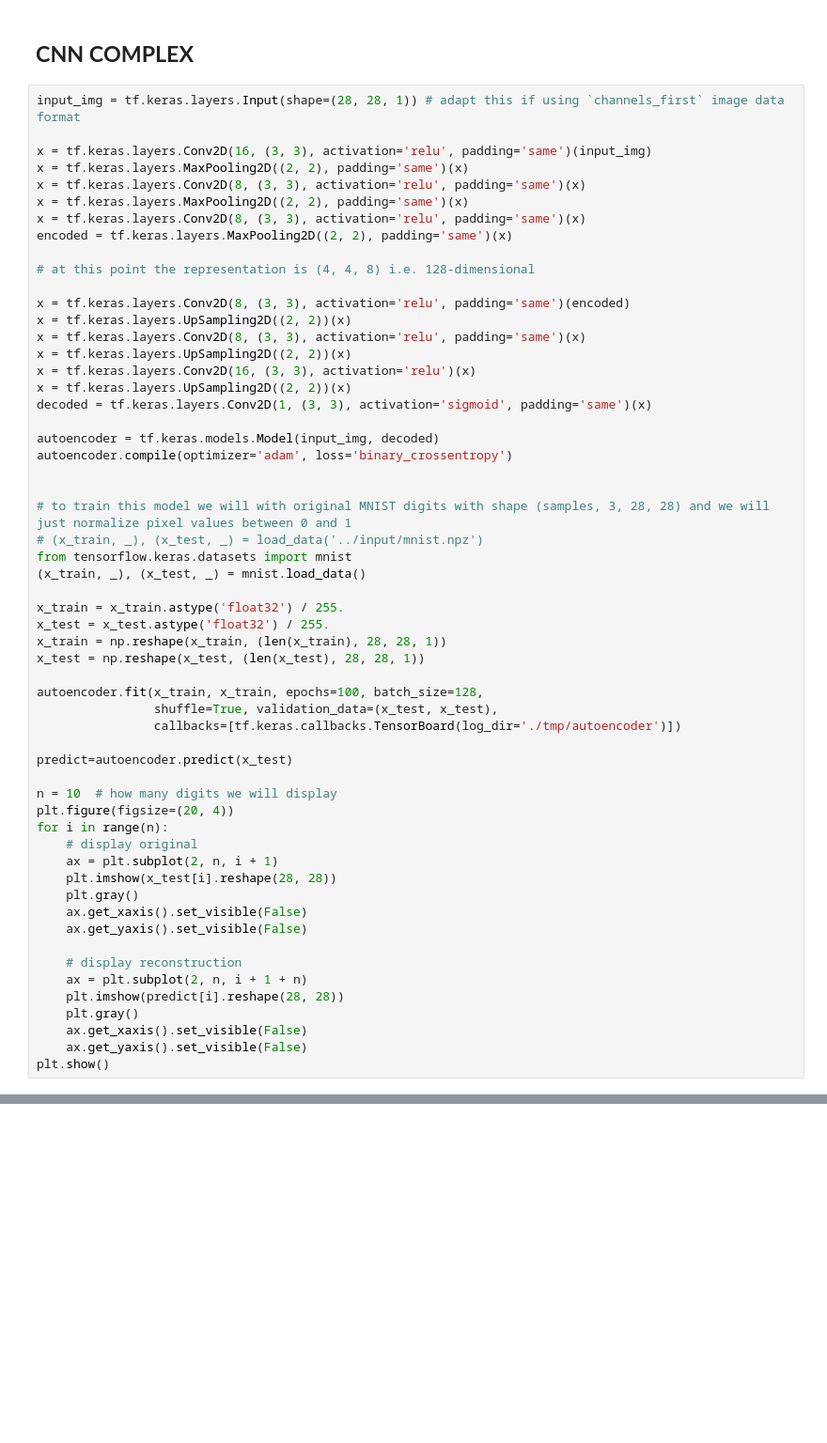
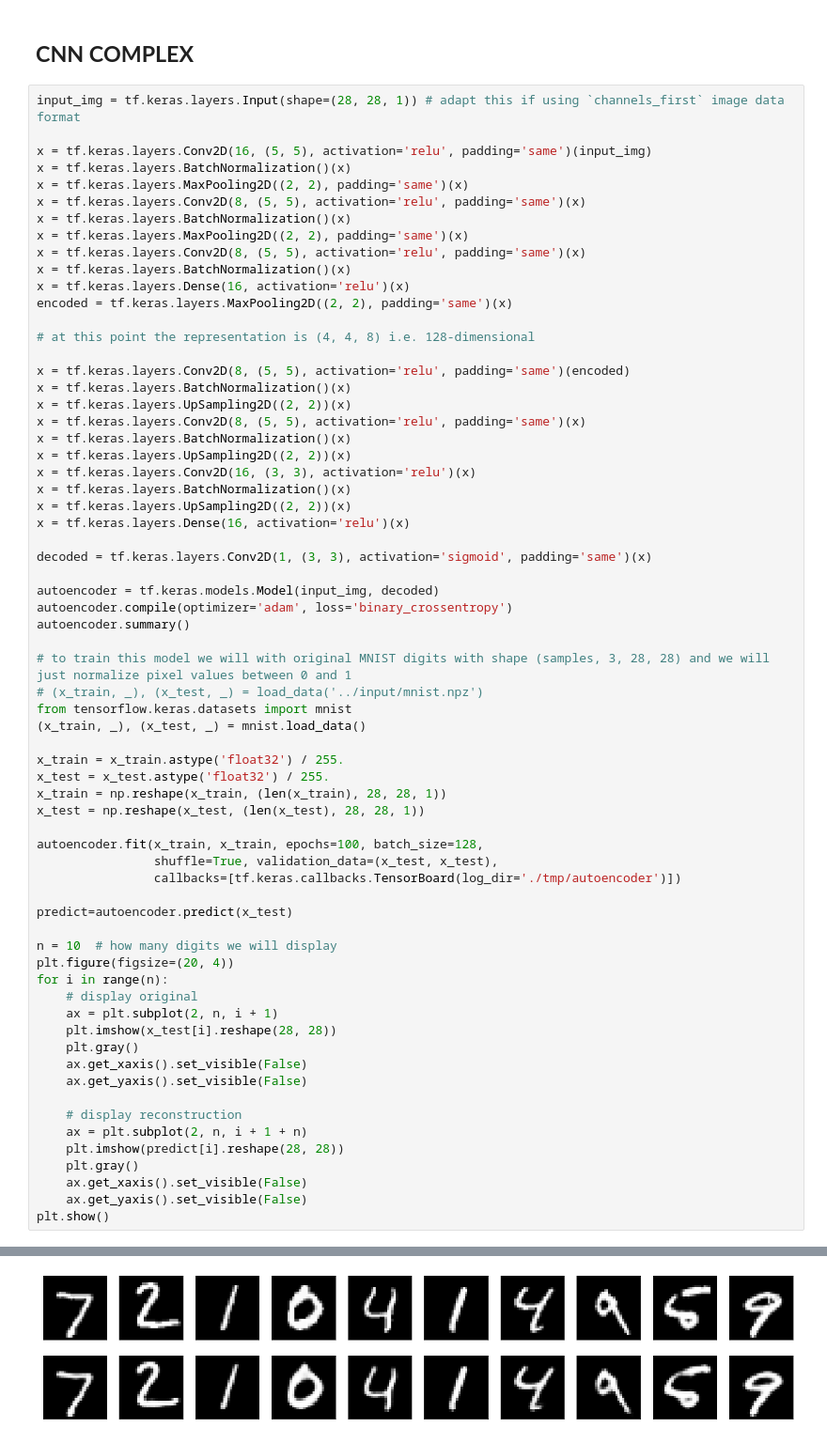
Before and after one commit to Anish-AV/Autoencoder, a Jupyter notebook: Autoencoder.ipynb, the cells around one changed output, grey strips where cells are left out. Shown at 94% size. Saved outputs shown, nothing was run; the diff lists cells and outputs as text; blank space fills up the shorter version.

```diff
--- a/Autoencoder.ipynb
+++ b/Autoencoder.ipynb
@@ -615,26 +537,35 @@ Epoch 100/100
 # %%
 input_img = tf.keras.layers.Input(shape=(28, 28, 1)) # adapt this if using `channels_first` image data format
 
-x = tf.keras.layers.Conv2D(16, (3, 3), activation='relu', padding='same')(input_img)
+x = tf.keras.layers.Conv2D(16, (5, 5), activation='relu', padding='same')(input_img)
+x = tf.keras.layers.BatchNormalization()(x)
 x = tf.keras.layers.MaxPooling2D((2, 2), padding='same')(x)
-x = tf.keras.layers.Conv2D(8, (3, 3), activation='relu', padding='same')(x)
+x = tf.keras.layers.Conv2D(8, (5, 5), activation='relu', padding='same')(x)
+x = tf.keras.layers.BatchNormalization()(x)
 x = tf.keras.layers.MaxPooling2D((2, 2), padding='same')(x)
-x = tf.keras.layers.Conv2D(8, (3, 3), activation='relu', padding='same')(x)
+x = tf.keras.layers.Conv2D(8, (5, 5), activation='relu', padding='same')(x)
+x = tf.keras.layers.BatchNormalization()(x)
+x = tf.keras.layers.Dense(16, activation='relu')(x)
 encoded = tf.keras.layers.MaxPooling2D((2, 2), padding='same')(x)
 
 # at this point the representation is (4, 4, 8) i.e. 128-dimensional
 
-x = tf.keras.layers.Conv2D(8, (3, 3), activation='relu', padding='same')(encoded)
+x = tf.keras.layers.Conv2D(8, (5, 5), activation='relu', padding='same')(encoded)
+x = tf.keras.layers.BatchNormalization()(x)
 x = tf.keras.layers.UpSampling2D((2, 2))(x)
-x = tf.keras.layers.Conv2D(8, (3, 3), activation='relu', padding='same')(x)
+x = tf.keras.layers.Conv2D(8, (5, 5), activation='relu', padding='same')(x)
+x = tf.keras.layers.BatchNormalization()(x)
 x = tf.keras.layers.UpSampling2D((2, 2))(x)
 x = tf.keras.layers.Conv2D(16, (3, 3), activation='relu')(x)
+x = tf.keras.layers.BatchNormalization()(x)
 x = tf.keras.layers.UpSampling2D((2, 2))(x)
+x = tf.keras.layers.Dense(16, activation='relu')(x)
+
 decoded = tf.keras.layers.Conv2D(1, (3, 3), activation='sigmoid', padding='same')(x)
 
 autoencoder = tf.keras.models.Model(input_img, decoded)
 autoencoder.compile(optimizer='adam', loss='binary_crossentropy')
-
+autoencoder.summary()
 
 # to train this model we will with original MNIST digits with shape (samples, 3, 28, 28) and we will just normalize pixel values between 0 and 1
 # (x_train, _), (x_test, _) = load_data('../input/mnist.npz')
@@ -669,3 +600,4 @@ for i in range(n):
     ax.get_xaxis().set_visible(False)
     ax.get_yaxis().set_visible(False)
 plt.show()
+# %% [output]
@@ -671,0 +621 @@ plt.show()
+[figure, added]
```
Also changed, not shown: parts of 6 cells of this notebook.
